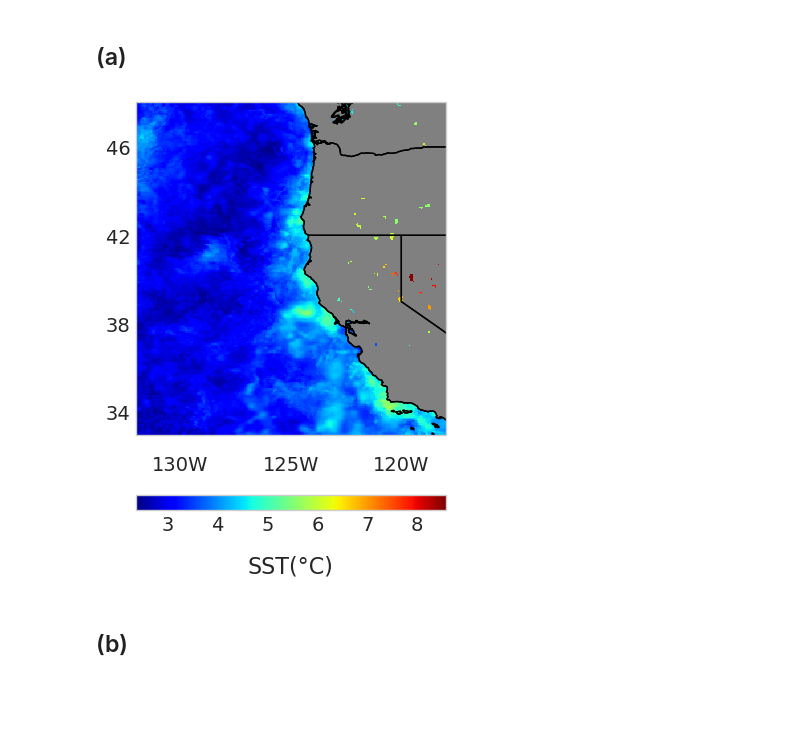
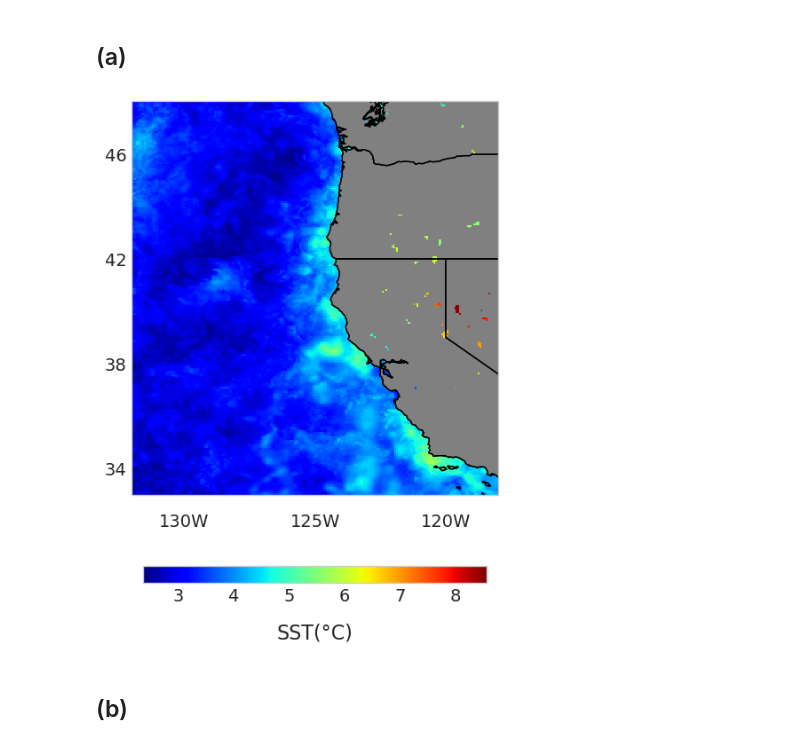
Before and after one commit to UCB-stat-159-s23/hw03-Group12, a Jupyter notebook: climate-Q05.ipynb, the cells around one changed output. Saved outputs shown, nothing was run; the diff lists cells and outputs as text; code cells hidden in the pictures; blank space fills up the shorter version.

```diff
--- a/climate-Q05.ipynb
+++ b/climate-Q05.ipynb
@@ -69,34 +69,36 @@ max_SST_anomaly = max_temp['analysed_sst'] - avg_temp['analysed_sst']
 max_temp['max_SST_anomaly'] = max_SST_anomaly
 
 # find the max SST over dayofyear and store it as a new variable
 max_temp['max_SST_anomaly_overtime'] = max_temp['max_SST_anomaly'].max(dim='dayofyear')
 
 ## Plot on a map
+fig5a = plt.figure(figsize=(10, 8))
 ax = plt.subplot(projection=crs)
 q5_map = max_temp['max_SST_anomaly_overtime'].plot(cmap='jet', x='lon', y='lat', ax=ax,
                                                    transform=crs, add_colorbar=False)
 
 # plot the U.S. land
 ax.coastlines("10m", color="k")
 ax.add_feature(cfeature.LAND, color="grey")
 ax.add_feature(cfeature.STATES.with_scale("10m"))
 
 # Add x, y labels and format ticks
 ax.set_yticks(range(34, 47, 4))
 ax.set_ylabel('')
 ax.tick_params(axis='x', which='major', pad=15)
 ax.set_xticks([-130, -125, -120])
 ax.set_xticklabels(['130W', '125W', '120W'])
 
 ax.set_xlabel('')
 
 # add colorbar
 cbar = plt.colorbar(q5_map, location='bottom', shrink=0.5, pad=0.13)
 cbar.set_label('SST(°C)', size=16, labelpad=15)
 cbar.set_ticks([3, 4, 5, 6, 7, 8])
 plt.show()
+fig5a.savefig('outputs/question5a.png')
 # %% [output]
-[figure, old version]
+[figure, new version]
 # %% [markdown]
 ## (b)
 # %%
```
Also changed, not shown: parts of 1 cell of this notebook, 2 other files.
